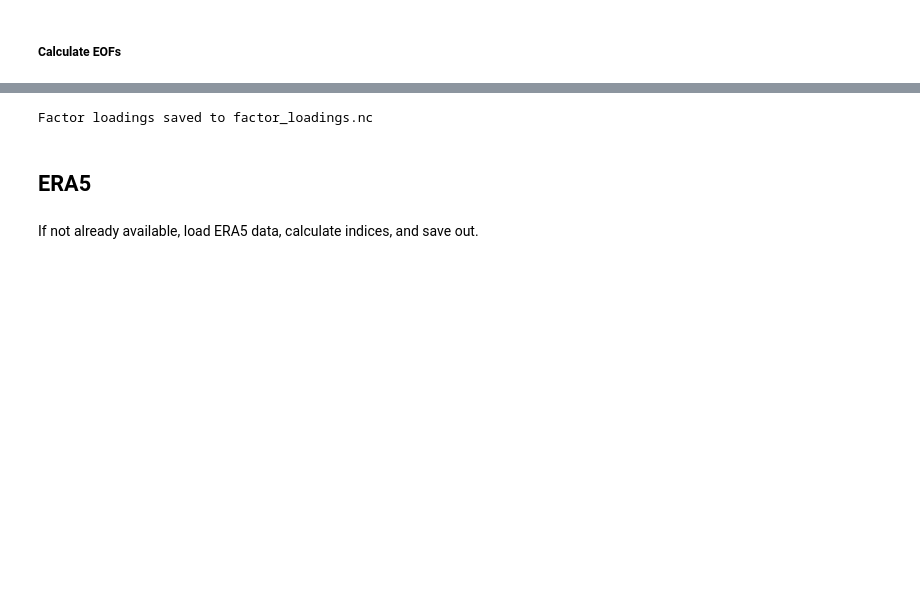
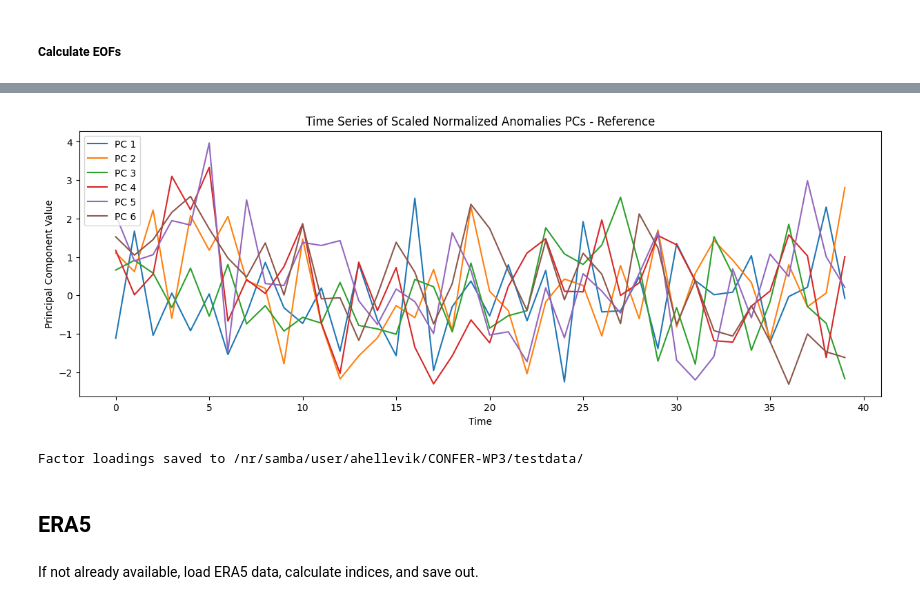
Before and after one commit to SeasonalForecastingEngine/CONFER-WP3, a Jupyter notebook: notebooks/lasso_fcst_example.ipynb, the cells around one changed output, grey strips where cells are left out. Drawn from its saved outputs; the diff is of its cells as text; code cells hidden in the pictures; blank space fills up the shorter version.

```diff
--- a/notebooks/lasso_fcst_example.ipynb
+++ b/notebooks/lasso_fcst_example.ipynb
@@ -496 +538,6 @@ plot_pcs_time_series(pcs_ano_normal, 'Normalized Anomalies PCs')
+# %%
+# Plotting reference scaled normalized anomalies time series
+plot_pcs_time_series(sfl_values, 'Scaled Normalized Anomalies PCs - Reference')
+# %% [output]
+[figure, added]
 # %%
@@ -531,9 +594,9 @@ fl_array, d_array, sfl_array = calculate_factor_loadings(anomalies_normal, eofs_
 # Create xarray Dataset
 ds = xr.Dataset(
     {
-        'fl': (('year', 'eof'), fl_array),
-        'd': (('year', 'eof'), d_array),
-        'sfl': (('year', 'eof'), sfl_array),
+        'fl': (('year', 'eof'), pcs_ano_normal),
+        # 'd': (('year', 'eof'), d_array),
+        # 'sfl': (('year', 'eof'), sfl_array),
     },
     coords={
         'year': train_period,
@@ -542,11 +605,10 @@ ds = xr.Dataset(
 )
 
 # Save to NetCDF file
-output_path = 'factor_loadings.nc'
-ds.to_netcdf(output_path)
-print(f"Factor loadings saved to {output_path}")
+ds.to_netcdf(f"{test_dir}/fls.nc")
+print(f"Factor loadings saved to {test_dir}")
 # %% [output]
-Factor loadings saved to factor_loadings.nc
+Factor loadings saved to /nr/samba/user/ahellevik/CONFER-WP3/testdata/
 # %%
 #filename_pct_target = f'{percentile_dir}percentiles_{target}_{year_train_start}_{year_train_end}.nc'
 
```
Also changed, not shown: parts of 37 cells of this notebook, 3 other files.
